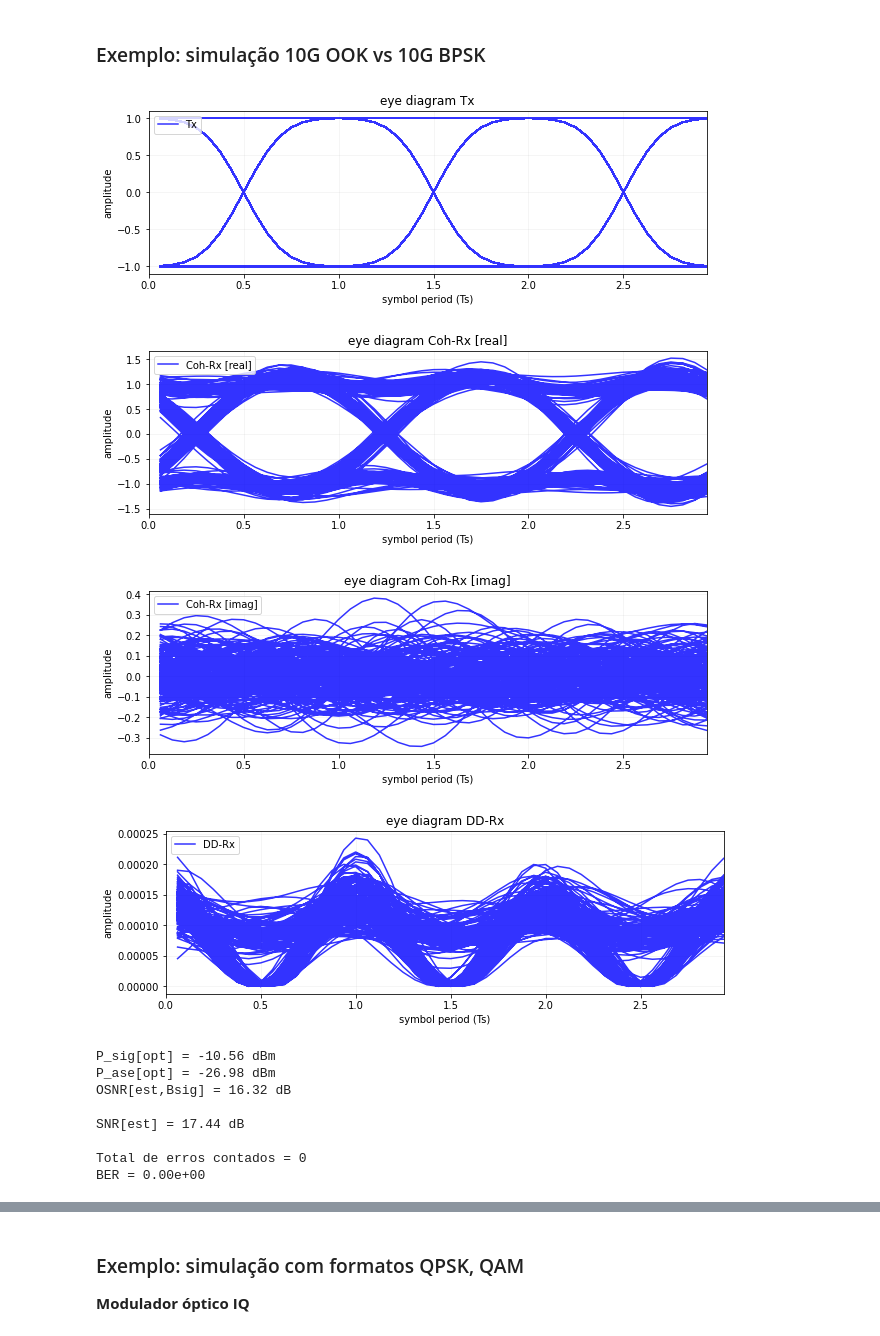
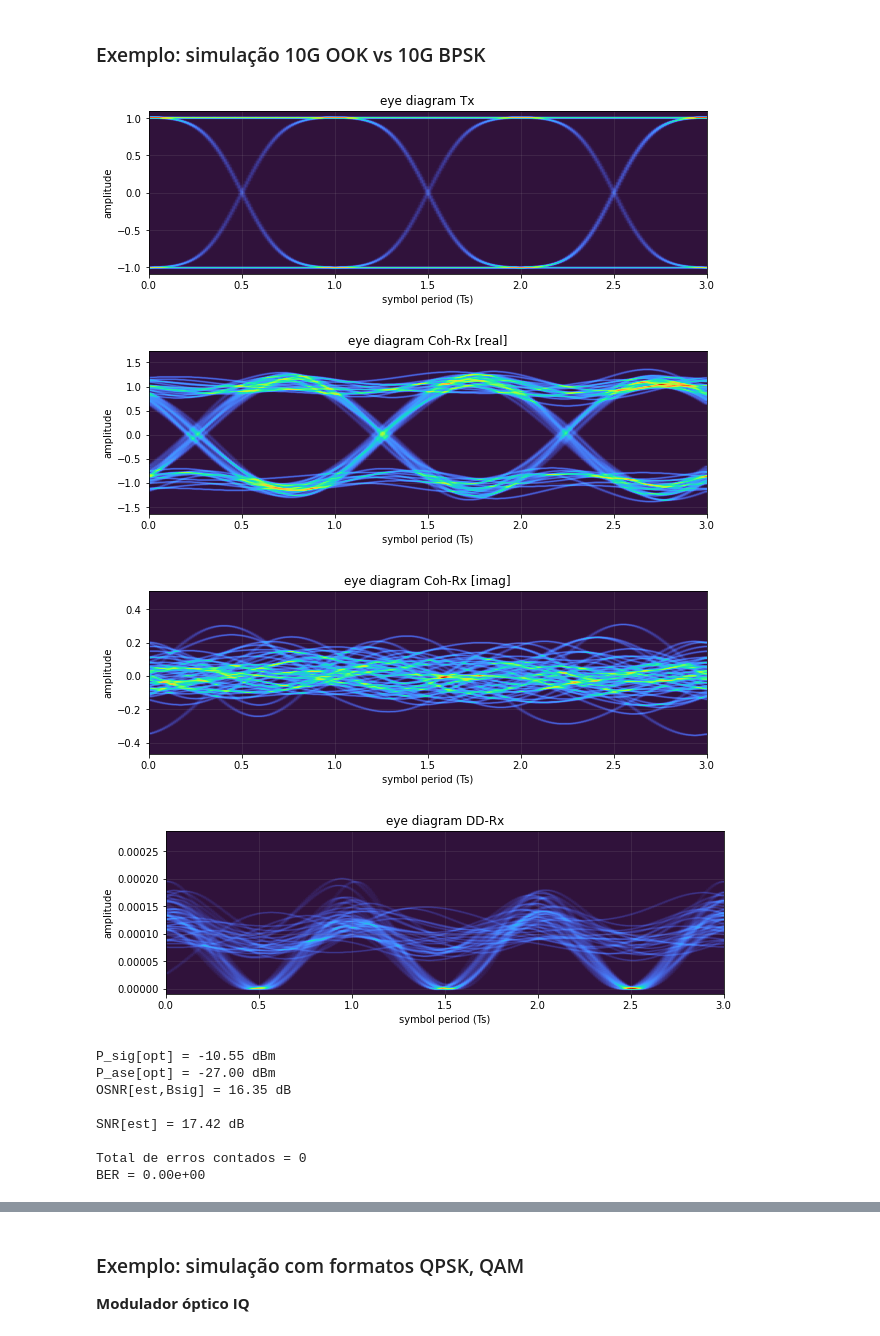
Before and after one commit to edsonportosilva/OpticalCommunications, a Jupyter notebook: jupyter notebooks/8. Introdução às comunicações ópticas coerentes.ipynb, the cells around one changed output, grey strips where cells are left out. Drawn from its saved outputs; the diff is of its cells as text; code cells hidden in the pictures.

```diff
--- a/jupyter notebooks/8. Introdução às comunicações ópticas coerentes.ipynb
+++ b/jupyter notebooks/8. Introdução às comunicações ópticas coerentes.ipynb
@@ -540,18 +540,17 @@ Plo_dBm  = 10   # potência do oscilador local
 Plo = 10**(Plo_dBm/10)*1e-3 # potência do oscilador local na entrada do receptor
 
 
-
 ############# Simulação #############
 
 ### Transmissor
 
 # gera sequência de bits pseudo-aleatórios
-bitsTx   = np.random.randint(2, size=20000)
-n        = np.arange(0, bitsTx.size)
+bitsTx = np.random.randint(2, size=100000)
+n      = np.arange(0, bitsTx.size)
 
 # mapeia bits para pulsos elétricos
 symbTx = 2*bitsTx-1
-symbTx = symbTx/np.sqrt(signal_power(symbTx))
+symbTx = pnorm(symbTx)
 
 # upsampling
 symbolsUp = upsample(symbTx, SpS)
@@ -574,7 +573,7 @@ ruido = normal(0, np.sqrt(Fa*(σASE/(2*B))), sigTxo_.size) + 1j*normal(0, np.sqr
 sigTxo = sigTxo_ + ruido
 
 ### Recepcão coerente
-Pin = (np.abs(sigTxo)**2).mean() # Potência óptica média média recebida
+Pin = signal_power(sigTxo) # Potência óptica média média recebida
 
 # oscilador local
 t     = np.arange(0, sigTxo.size)*Ta
@@ -582,7 +581,7 @@ sigLO = np.sqrt(Plo)*np.exp(1j*(2*π*Δf_lo*t + ϕ_lo))
 
 # receptor coerente
 sigRx = coherentReceiver(sigTxo, sigLO)
-sigRx = sigRx/np.std(sigRx)
+sigRx = pnorm(sigRx)
 
 # filtragem Rx
 N = 8001
@@ -599,53 +598,53 @@ OSNR = signal_power(sigTxo_Rx)/signal_power(ruido_Rx)
 Nsamples = 10000
 
 sigEye = sigRx.copy()
-eyediagram(sigTx,  Nsamples, SpS, plotlabel = 'Tx')
-eyediagram(sigEye[int(h.size/SpS)::], Nsamples, SpS, plotlabel = 'Coh-Rx')
-eyediagram(np.abs(sigTxo_DDRx)**2, Nsamples, SpS, plotlabel = 'DD-Rx')
+eyediagram(sigTx,  len(sigTx), SpS, plotlabel = 'Tx', ptype='fancy')
+eyediagram(sigEye[int(h.size/SpS)::], len(sigTx), SpS, plotlabel = 'Coh-Rx', ptype='fancy')
+eyediagram(np.abs(sigTxo_DDRx)**2,len(sigTxo_DDRx), SpS, plotlabel = 'DD-Rx', ptype='fancy')
 
 # captura amostras no meio dos intervalos de sinalização
 sigRx = sigRx[0::SpS]
-sigRx = sigRx/np.sqrt(signal_power(sigRx))
+sigRx = pnorm(sigRx)
 
 if modulation == 'OOK':
     symbTx = (symbTx+1)/np.sqrt(signal_power(symbTx+1))
 
 # Aplica a regra de decisão ótima
 bitsRx = np.empty(bitsTx.size)
 bitsRx[sigRx> symbTx.mean()] = 1
 bitsRx[sigRx<= symbTx.mean()] = 0
 
 discard = 500
 ind = np.arange(discard, sigRx.size-discard)
 
 # estima SNR do sinal recebido: SNR = Es/σ^2
 SNR = 1/signal_power(sigRx[ind]-symbTx[ind])
 
 err = np.logical_xor(bitsRx[ind],
                      bitsTx[ind])
 BER = np.mean(err)
 
 print('P_sig[opt] = %.2f dBm'%(10*np.log10(signal_power(sigTxo_)/1e-3)))
 print('P_ase[opt] = %.2f dBm'%(10*np.log10(signal_power(ruido_Rx)/1e-3)))
 print('OSNR[est,Bsig] = %.2f dB \n'%(10*np.log10(OSNR)))
 print('SNR[est] = %.2f dB \n'%(10*np.log10(SNR)))
 print('Total de erros contados = %d  '%(err.sum()))
 print('BER = %.2e  '%(BER))
 
 plt.figure()
 plt.plot(err,'o', label = 'erros')
 plt.legend()
 plt.grid()
 # %% [output]
-[figure, old version]
+[figure, new version]
-[figure, old version]
+[figure, new version]
-[figure, old version]
+[figure, new version]
-[figure, old version]
+[figure, new version]
-P_sig[opt] = -10.56 dBm
-P_ase[opt] = -26.98 dBm
-OSNR[est,Bsig] = 16.32 dB
+P_sig[opt] = -10.55 dBm
+P_ase[opt] = -27.00 dBm
+OSNR[est,Bsig] = 16.35 dB
 
-SNR[est] = 17.44 dB
+SNR[est] = 17.42 dB
 
 Total de erros contados = 0
 BER = 0.00e+00
```
Also changed, not shown: parts of 8 cells of this notebook.
